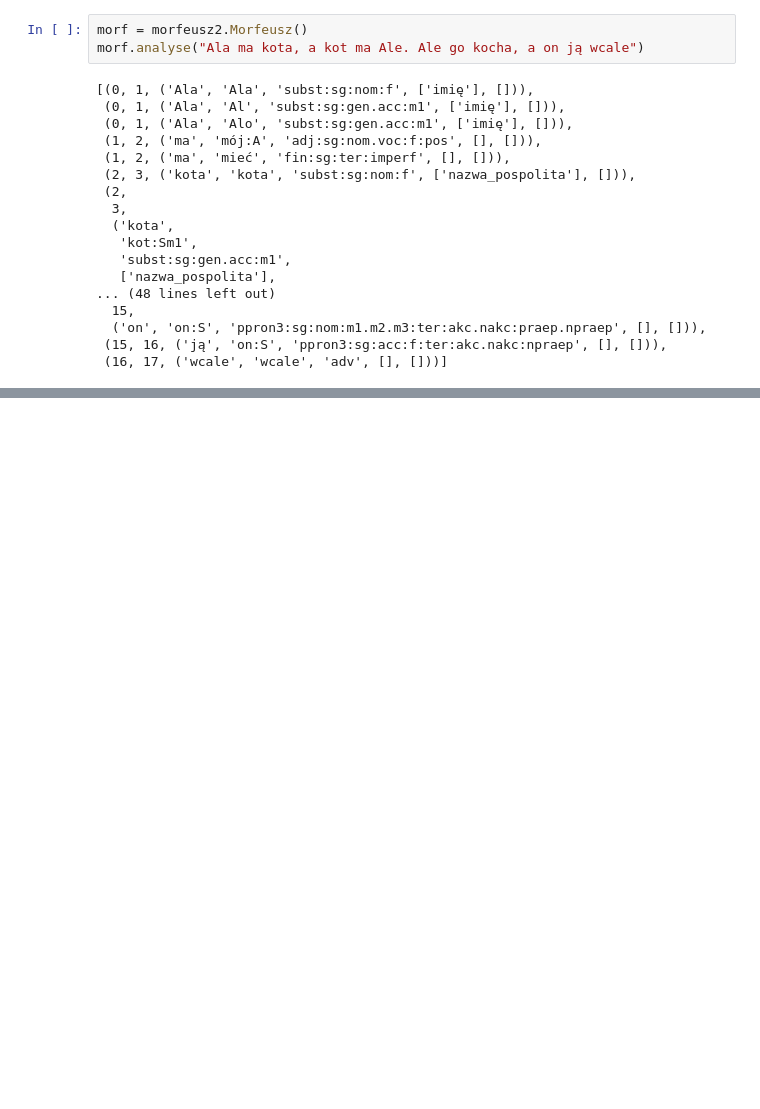
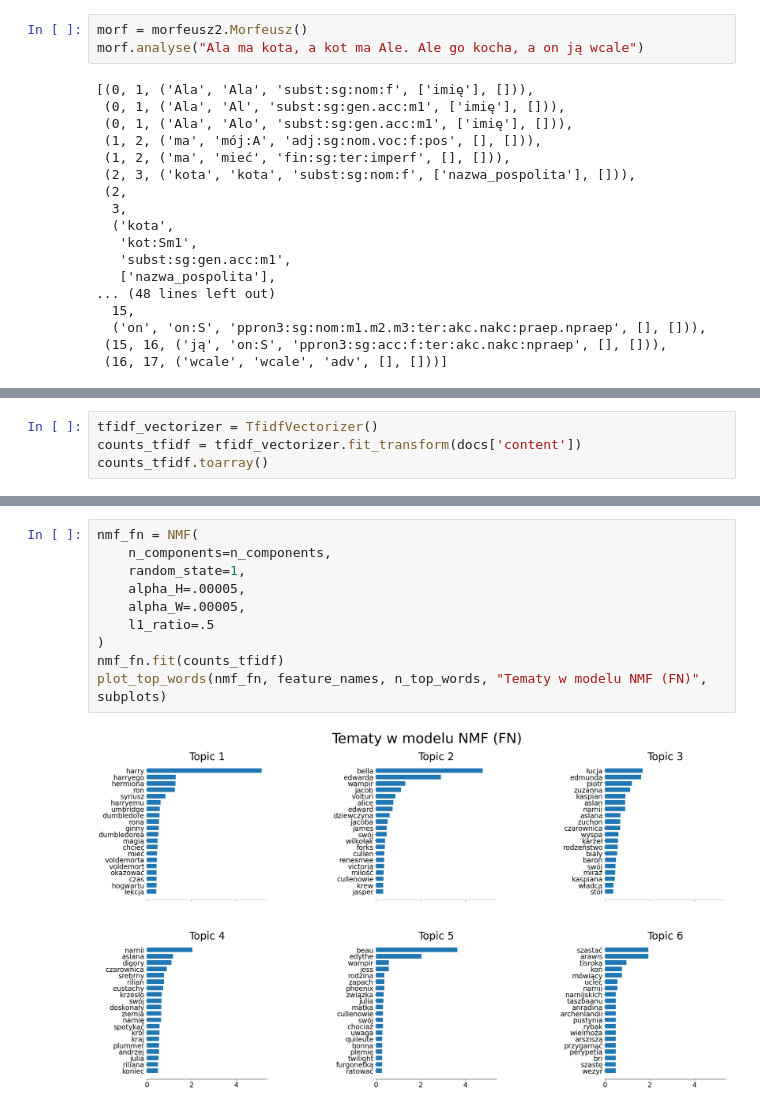
Before and after one commit to 235115UEK/textMining, a Jupyter notebook: text_mining.ipynb, the cells around one changed output, grey strips where cells are left out. Cells and saved outputs as stored; diff of their text form; blank space fills up the shorter version.

```diff
--- a/text_mining.ipynb
+++ b/text_mining.ipynb
@@ -131,0 +187,4 @@ LookupError:
+# %%
+tfidf_vectorizer = TfidfVectorizer()
+counts_tfidf = tfidf_vectorizer.fit_transform(docs['content'])
+counts_tfidf.toarray()
@@ -131,0 +264,12 @@ LookupError:
+# %%
+nmf_fn = NMF(
+    n_components=n_components,
+    random_state=1,
+    alpha_H=.00005,
+    alpha_W=.00005,
+    l1_ratio=.5
+)
+nmf_fn.fit(counts_tfidf)
+plot_top_words(nmf_fn, feature_names, n_top_words, "Tematy w modelu NMF (FN)", subplots)
+# %% [output]
+[figure, added]
```
Also changed, not shown: parts of 15 cells of this notebook, 24 other files.
